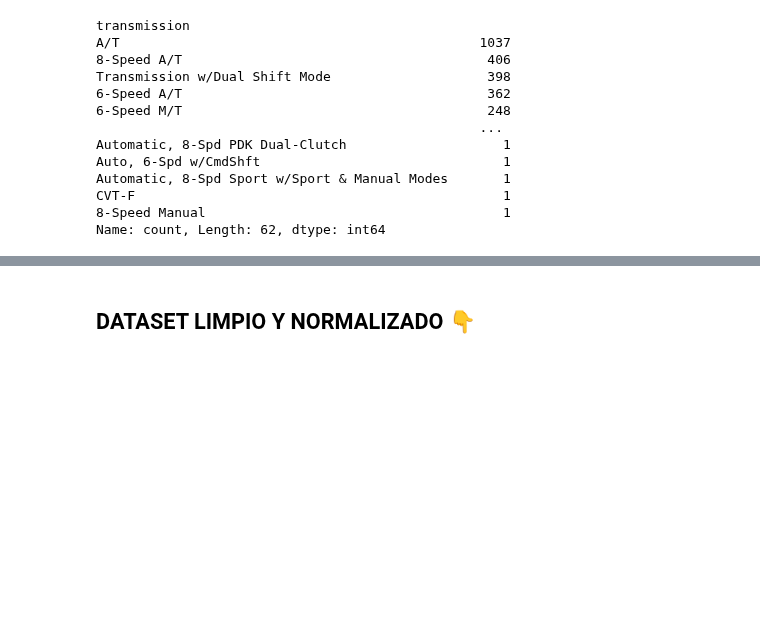
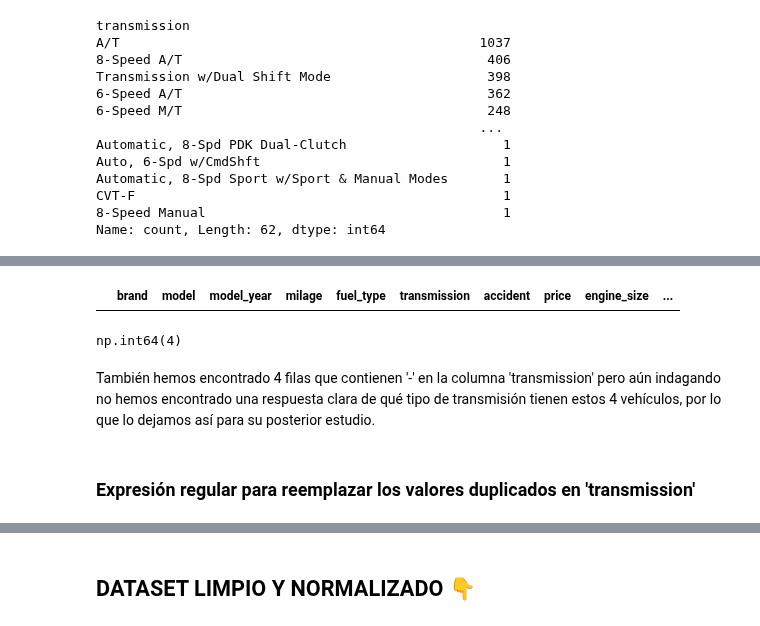
Before and after one commit to mariasuescum/Regression-of-Used-Car-Prices-Project, a Jupyter notebook: used-cars.ipynb, the cells around one changed output, grey strips where cells are left out. Saved outputs shown, nothing was run; the diff lists cells and outputs as text; code cells hidden in the pictures; blank space fills up the shorter version.

```diff
--- a/used-cars.ipynb
+++ b/used-cars.ipynb
@@ -360,0 +371,16 @@ Name: count, Length: 62, dtype: int64
+# %%
+# despues de indagar, se observa que el valor '2' corresponde a '10-Speed A/T' y los reemplazamos para que no haya confusiones
+df.loc[df['transmission'] == '2', 'transmission'] = '10-Speed A/T'
+
+# comprobamos que el cambio se realizó correctamente
+df[df['transmission'] == '2']
+# %% [output]
+|  | brand | model | model_year | milage | fuel_type | transmission | accident | price | engine_size | ... |
+# %%
+df['transmission'].isin(['–']).sum()
+# %% [output]
+np.int64(4)
+# %% [markdown]
+También hemos encontrado 4 filas que contienen '-' en la columna 'transmission' pero aún indagando no hemos encontrado una respuesta clara de qué tipo de transmisión tienen estos 4 vehículos, por lo que lo dejamos así para su posterior estudio.
+# %% [markdown]
+### Expresión regular para reemplazar los valores duplicados en 'transmission'
```
Also changed, not shown: parts of 9 cells of this notebook, 1 other file.
